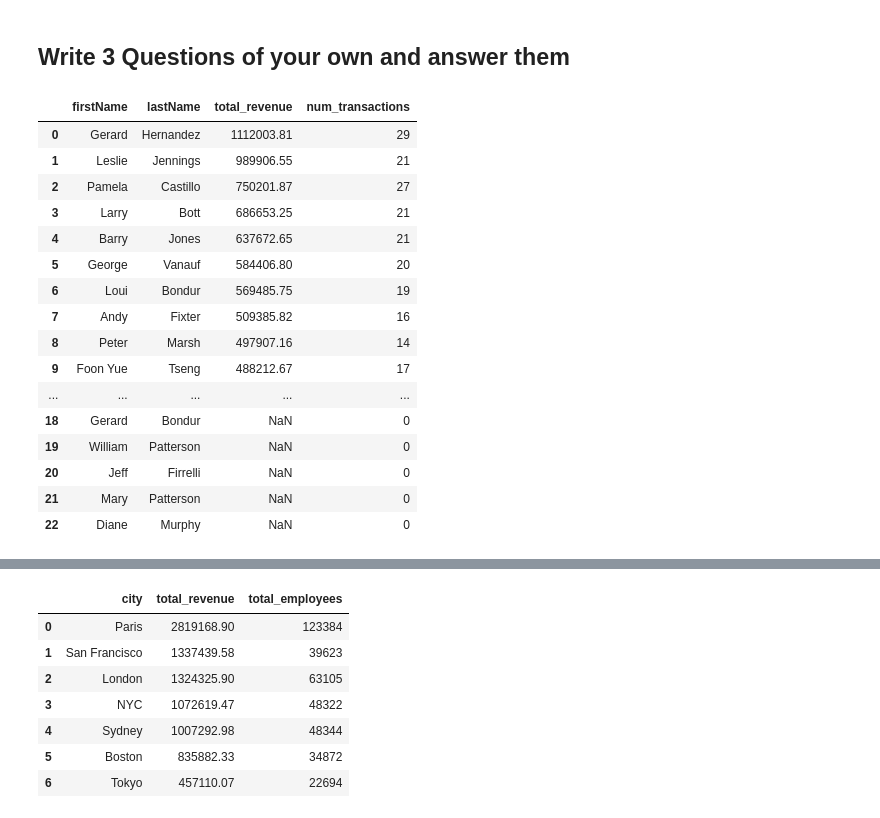
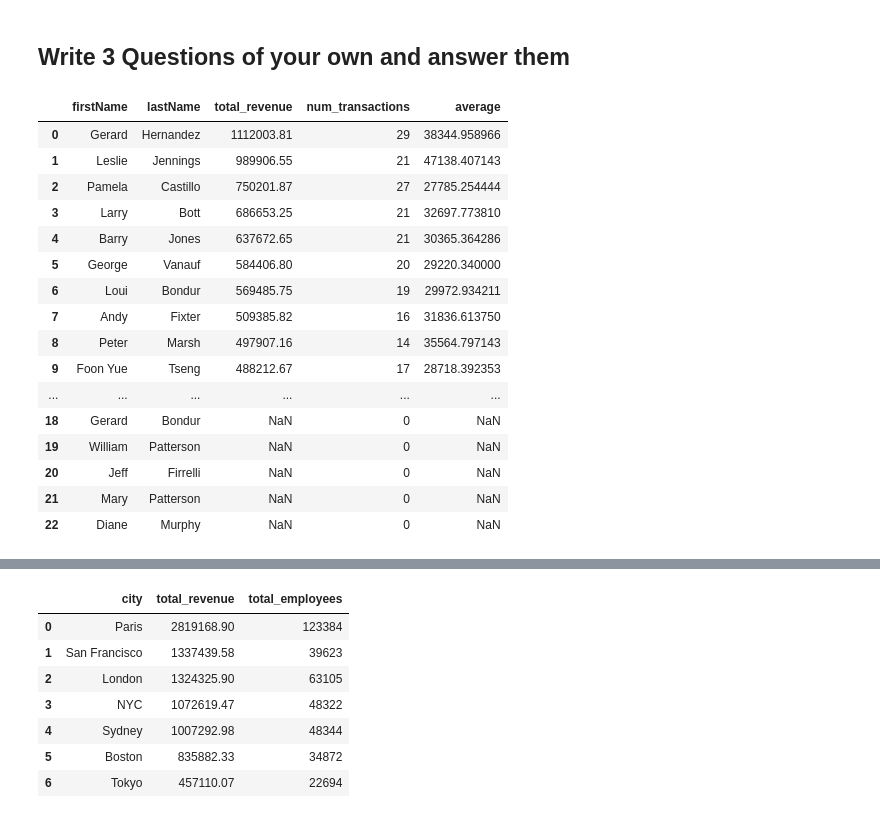
Before and after one commit to kcoop610/dsc-join-statements-lab, a Jupyter notebook: index.ipynb, the cells around one changed output, grey strips where cells are left out. Saved outputs shown, nothing was run; the diff lists cells and outputs as text; code cells hidden in the pictures.

```diff
--- a/index.ipynb
+++ b/index.ipynb
@@ -82,29 +82,31 @@ query_to_df(query2)
 # %%
 # How much revenue has each employee brought in
 
 query4 = '''SELECT e.firstName, e.lastName, SUM(p.amount) AS total_revenue, COUNT(p.checkNumber) AS num_transactions
             FROM employees e
             LEFT JOIN customers c ON e.employeeNumber = c.salesRepEmployeeNumber
             LEFT JOIN payments p USING(customerNumber)
             GROUP BY e.employeeNumber
             ORDER BY total_revenue DESC
             ;'''
-query_to_df(query4)
+query4_df = query_to_df(query4)
+query4_df['average'] = query4_df['total_revenue']/query4_df['num_transactions']
+query4_df
 # %% [output]
-|  | firstName | lastName | total_revenue | num_transactions |
-| 0 | Gerard | Hernandez | 1112003.81 | 29 |
-| 1 | Leslie | Jennings | 989906.55 | 21 |
-| 2 | Pamela | Castillo | 750201.87 | 27 |
-| 3 | Larry | Bott | 686653.25 | 21 |
-| 4 | Barry | Jones | 637672.65 | 21 |
-| 5 | George | Vanauf | 584406.80 | 20 |
-| 6 | Loui | Bondur | 569485.75 | 19 |
-| 7 | Andy | Fixter | 509385.82 | 16 |
-| 8 | Peter | Marsh | 497907.16 | 14 |
-| 9 | Foon Yue | Tseng | 488212.67 | 17 |
-| ... | ... | ... | ... | ... |
-| 18 | Gerard | Bondur | NaN | 0 |
-| 19 | William | Patterson | NaN | 0 |
-| 20 | Jeff | Firrelli | NaN | 0 |
-| 21 | Mary | Patterson | NaN | 0 |
-| 22 | Diane | Murphy | NaN | 0 |
+|  | firstName | lastName | total_revenue | num_transactions | average |
+| 0 | Gerard | Hernandez | 1112003.81 | 29 | 38344.958966 |
+| 1 | Leslie | Jennings | 989906.55 | 21 | 47138.407143 |
+| 2 | Pamela | Castillo | 750201.87 | 27 | 27785.254444 |
+| 3 | Larry | Bott | 686653.25 | 21 | 32697.773810 |
+| 4 | Barry | Jones | 637672.65 | 21 | 30365.364286 |
+| 5 | George | Vanauf | 584406.80 | 20 | 29220.340000 |
+| 6 | Loui | Bondur | 569485.75 | 19 | 29972.934211 |
+| 7 | Andy | Fixter | 509385.82 | 16 | 31836.613750 |
+| 8 | Peter | Marsh | 497907.16 | 14 | 35564.797143 |
+| 9 | Foon Yue | Tseng | 488212.67 | 17 | 28718.392353 |
+| ... | ... | ... | ... | ... | ... |
+| 18 | Gerard | Bondur | NaN | 0 | NaN |
+| 19 | William | Patterson | NaN | 0 | NaN |
+| 20 | Jeff | Firrelli | NaN | 0 | NaN |
+| 21 | Mary | Patterson | NaN | 0 | NaN |
+| 22 | Diane | Murphy | NaN | 0 | NaN |
```
Also changed, not shown: parts of 2 cells of this notebook.
